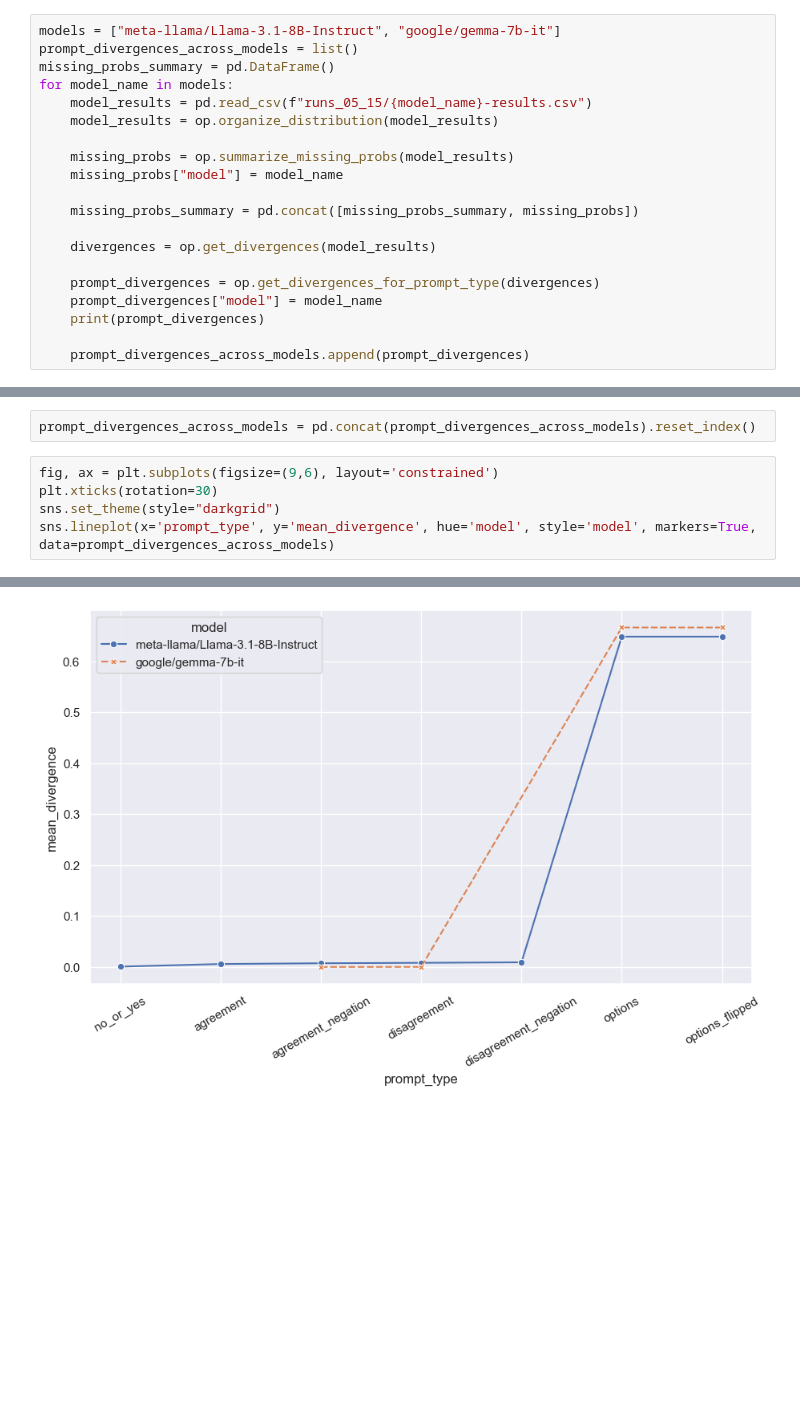
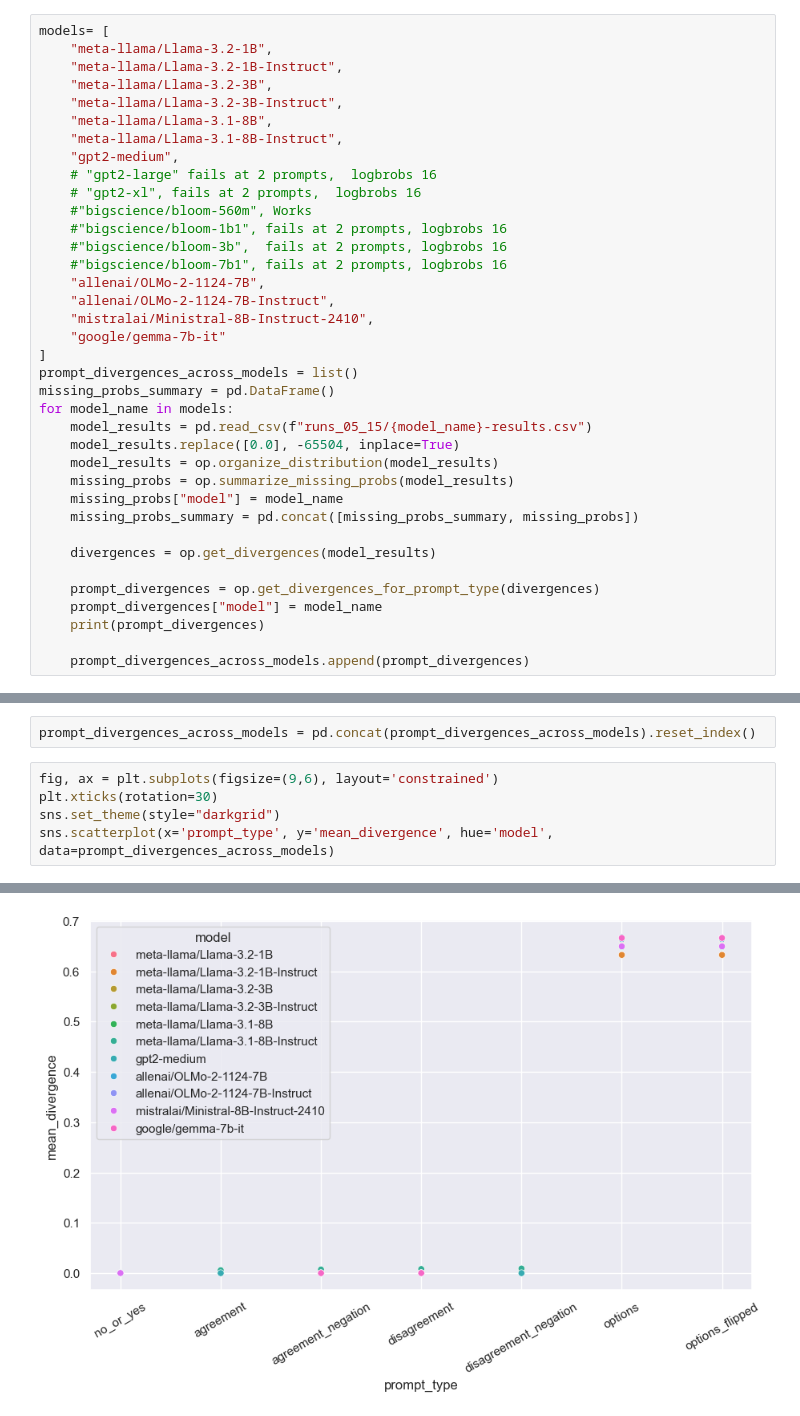
Before and after one commit to bwaldon/llms-legal-interp, a Jupyter notebook: results_across_models.ipynb, the cells around one changed output, grey strips where cells are left out. Drawn from its saved outputs; the diff is of its cells as text; blank space fills up the shorter version.

Commit message:
WIP: plot across current models

```diff
--- a/results_across_models.ipynb
+++ b/results_across_models.ipynb
@@ -9,16 +9,33 @@ from functools import reduce
 # %%
 prompt_types = ["yes_or_no", "no_or_yes", "agreement", "agreement_negation", "disagreement", "disagreement_negation", "options", "options_flipped"]
 # %%
-models = ["meta-llama/Llama-3.1-8B-Instruct", "google/gemma-7b-it"]
+models= [
+    "meta-llama/Llama-3.2-1B",
+    "meta-llama/Llama-3.2-1B-Instruct",
+    "meta-llama/Llama-3.2-3B",
+    "meta-llama/Llama-3.2-3B-Instruct",
+    "meta-llama/Llama-3.1-8B",
+    "meta-llama/Llama-3.1-8B-Instruct",
+    "gpt2-medium",
+    # "gpt2-large" fails at 2 prompts,  logbrobs 16
+    # "gpt2-xl", fails at 2 prompts,  logbrobs 16
+    #"bigscience/bloom-560m", Works
+    #"bigscience/bloom-1b1", fails at 2 prompts, logbrobs 16
+    #"bigscience/bloom-3b",  fails at 2 prompts, logbrobs 16
+    #"bigscience/bloom-7b1", fails at 2 prompts, logbrobs 16
+    "allenai/OLMo-2-1124-7B",
+    "allenai/OLMo-2-1124-7B-Instruct",
+    "mistralai/Ministral-8B-Instruct-2410",
+    "google/gemma-7b-it"
+]
 prompt_divergences_across_models = list()
 missing_probs_summary = pd.DataFrame()
 for model_name in models:
     model_results = pd.read_csv(f"runs_05_15/{model_name}-results.csv")
+    model_results.replace([0.0], -65504, inplace=True)
     model_results = op.organize_distribution(model_results)
-
     missing_probs = op.summarize_missing_probs(model_results)
     missing_probs["model"] = model_name
-
     missing_probs_summary = pd.concat([missing_probs_summary, missing_probs])
 
     divergences = op.get_divergences(model_results)
@@ -52,8 +84,8 @@ prompt_divergences_across_models = pd.concat(prompt_divergences_across_models).r
 # %%
 fig, ax = plt.subplots(figsize=(9,6), layout='constrained')
 plt.xticks(rotation=30)
 sns.set_theme(style="darkgrid")
-sns.lineplot(x='prompt_type', y='mean_divergence', hue='model', style='model', markers=True, data=prompt_divergences_across_models)
+sns.scatterplot(x='prompt_type', y='mean_divergence', hue='model', data=prompt_divergences_across_models)
 # %% [output]
 <Axes: xlabel='prompt_type', ylabel='mean_divergence'>
-[figure, old version]
+[figure, new version]
```
Also changed, not shown: parts of 4 cells of this notebook.
